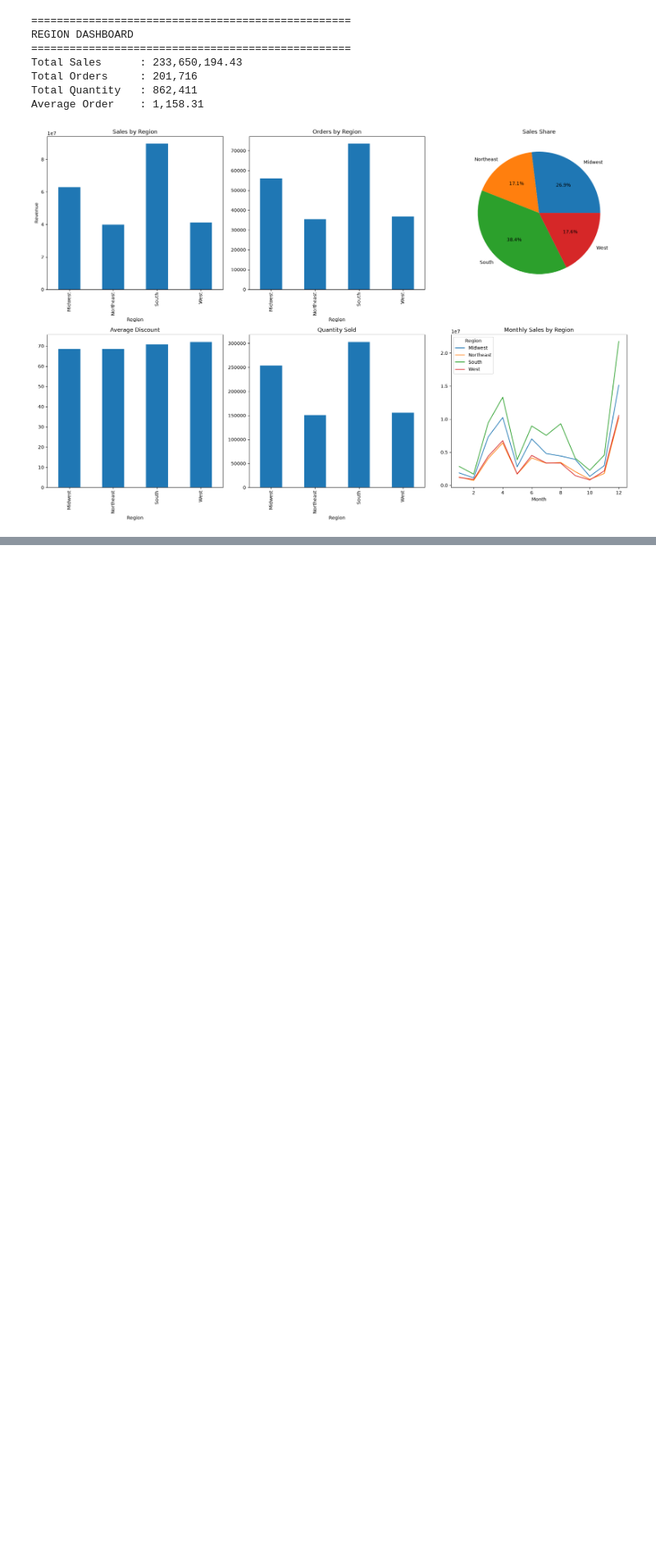
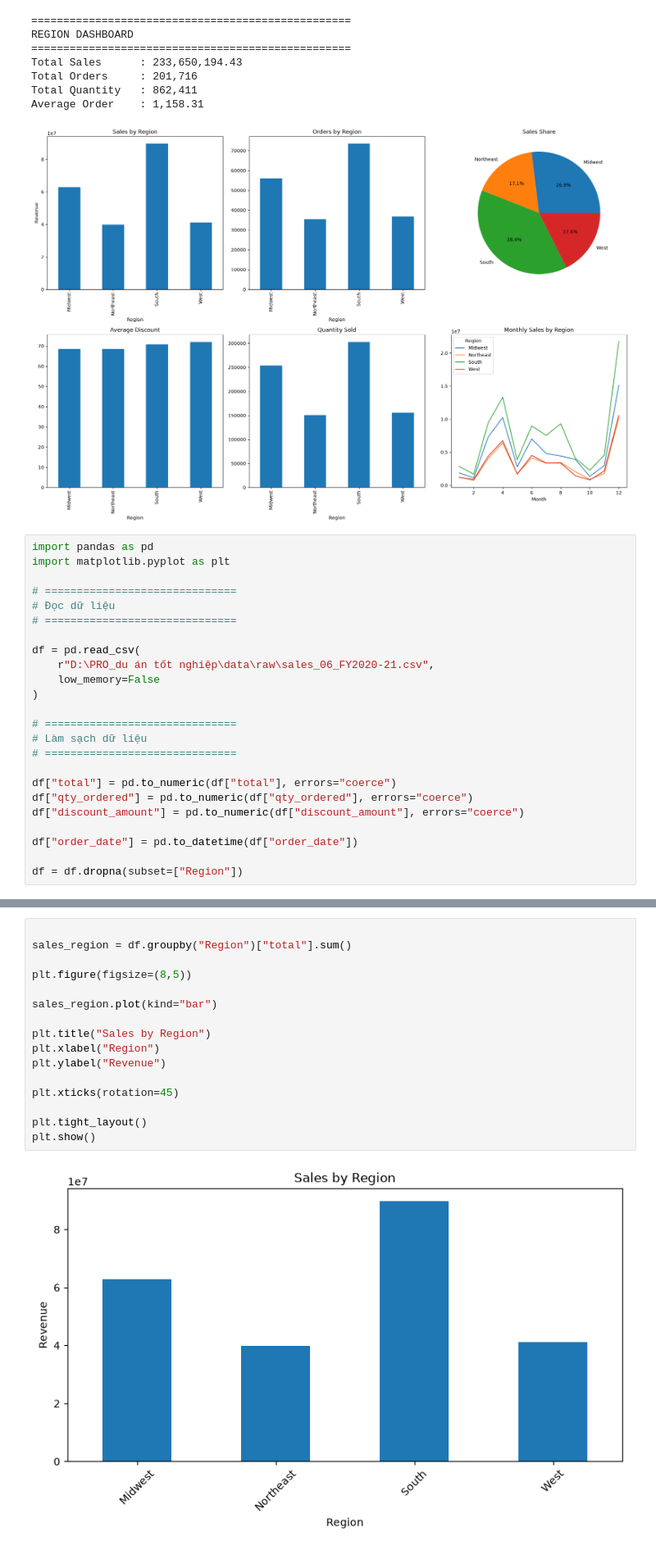
Before and after one commit to fanta2k5/PRO2291_duantotnghiep1, a Jupyter notebook: notebooks/Visualization/region_dashboard.ipynb, the cells around one changed output, grey strips where cells are left out. Shown at 82% size. Saved outputs shown, nothing was run; the diff lists cells and outputs as text; blank space fills up the shorter version.

Commit message:
region dash đã chỉnh GBao

```diff
--- a/notebooks/Visualization/region_dashboard.ipynb
+++ b/notebooks/Visualization/region_dashboard.ipynb
@@ -147,3 +147,27 @@ Total Orders     : 201,716
 Total Quantity   : 862,411
 Average Order    : 1,158.31
 [figure]
+# %%
+import pandas as pd
+import matplotlib.pyplot as plt
+
+# ==============================
+# Đọc dữ liệu
+# ==============================
+
+df = pd.read_csv(
+    r"D:\PRO_du án tốt nghiệp\data\raw\sales_06_FY2020-21.csv",
+    low_memory=False
+)
+
+# ==============================
+# Làm sạch dữ liệu
+# ==============================
+
+df["total"] = pd.to_numeric(df["total"], errors="coerce")
+df["qty_ordered"] = pd.to_numeric(df["qty_ordered"], errors="coerce")
+df["discount_amount"] = pd.to_numeric(df["discount_amount"], errors="coerce")
+
+df["order_date"] = pd.to_datetime(df["order_date"])
+
+df = df.dropna(subset=["Region"])
@@ -149,0 +176,18 @@ Average Order    : 1,158.31
+# %%
+
+sales_region = df.groupby("Region")["total"].sum()
+
+plt.figure(figsize=(8,5))
+
+sales_region.plot(kind="bar")
+
+plt.title("Sales by Region")
+plt.xlabel("Region")
+plt.ylabel("Revenue")
+
+plt.xticks(rotation=45)
+
+plt.tight_layout()
+plt.show()
+# %% [output]
+[figure, added]
```
Also changed, not shown: parts of 11 cells of this notebook.
